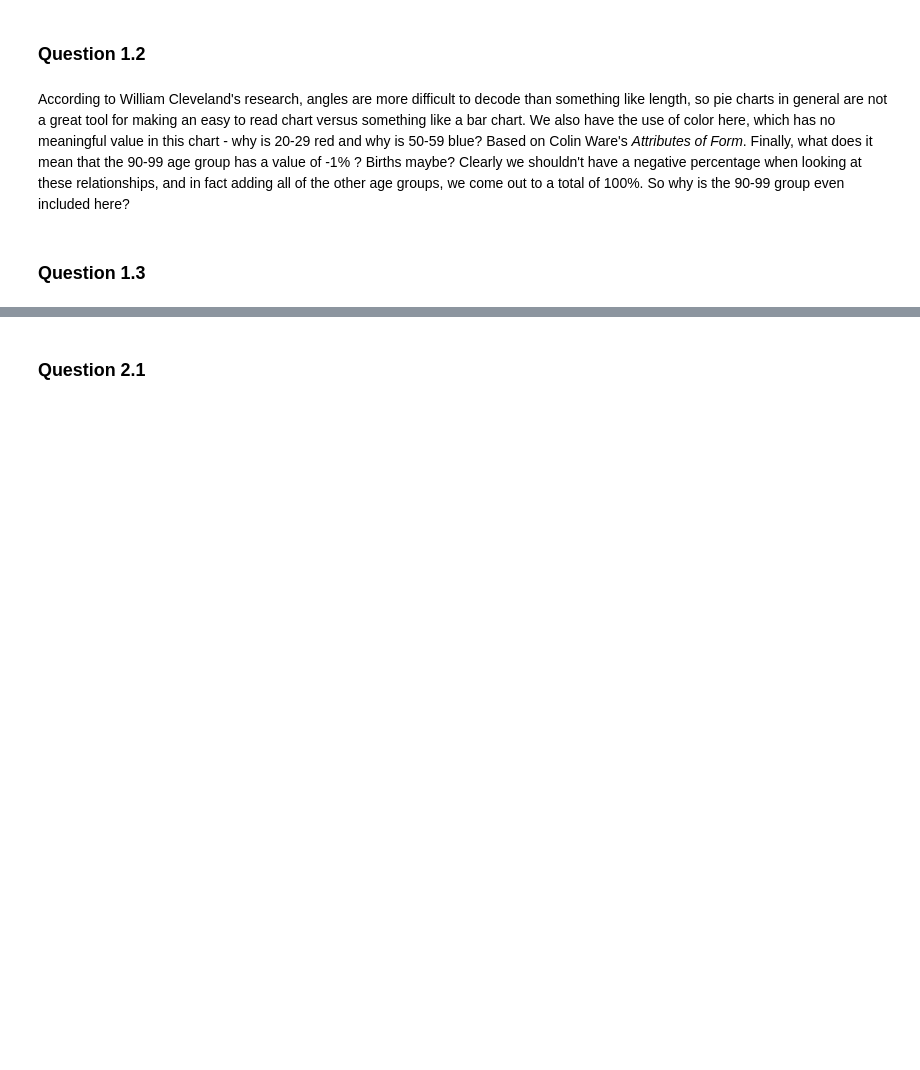
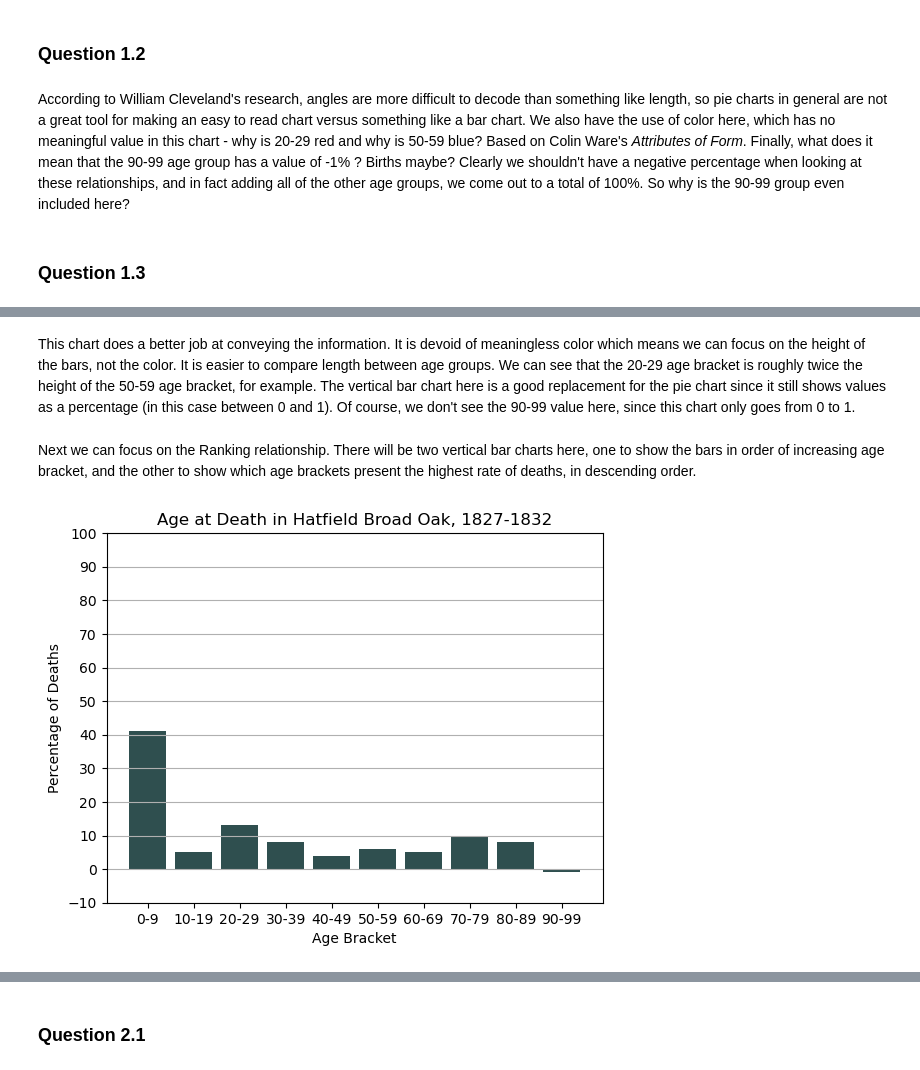
Before and after one commit to ansaridan/jhu-data-engineering-team-5, a Jupyter notebook: Problem_Set_2/Problem_Set_2.ipynb, the cells around one changed output, grey strips where cells are left out. Saved outputs shown, nothing was run; the diff lists cells and outputs as text; code cells hidden in the pictures; blank space fills up the shorter version.

```diff
--- a/Problem_Set_2/Problem_Set_2.ipynb
+++ b/Problem_Set_2/Problem_Set_2.ipynb
@@ -65,0 +87,20 @@ According to William Cleveland's research, angles are more difficult to decode t
+# %% [markdown]
+This chart does a better job at conveying the information. It is devoid of meaningless color which means we can focus on the height of the bars, not the color. It is easier to compare length between age groups. We can see that the 20-29 age bracket is roughly twice the height of the 50-59 age bracket, for example. The vertical bar chart here is a good replacement for the pie chart since it still shows values as a percentage (in this case between 0 and 1). Of course, we don't see the 90-99 value here, since this chart only goes from 0 to 1.
+# %% [markdown]
+Next we can focus on the Ranking relationship. There will be two vertical bar charts here, one to show the bars in order of increasing age bracket, and the other to show which age brackets present the highest rate of deaths, in descending order.
+# %%
+age_groups = ['0-9', '10-19', '20-29', '30-39', '40-49',
+                '50-59', '60-69', '70-79', '80-89', '90-99']
+death_percents = [41, 5, 13, 8, 4, 6, 5, 10, 8, -1]
+
+plt.bar(age_groups, death_percents, color='darkslategray')
+plt.xlabel('Age Bracket')
+plt.ylabel('Percentage of Deaths')
+plt.yticks(ticks=np.arange(-10, 110, 10))
+plt.grid(axis='y')
+plt.title('Age at Death in Hatfield Broad Oak, 1827-1832')
+
+
+plt.show()
+# %% [output]
+[figure, added]
```
Also changed, not shown: parts of 22 cells of this notebook.
